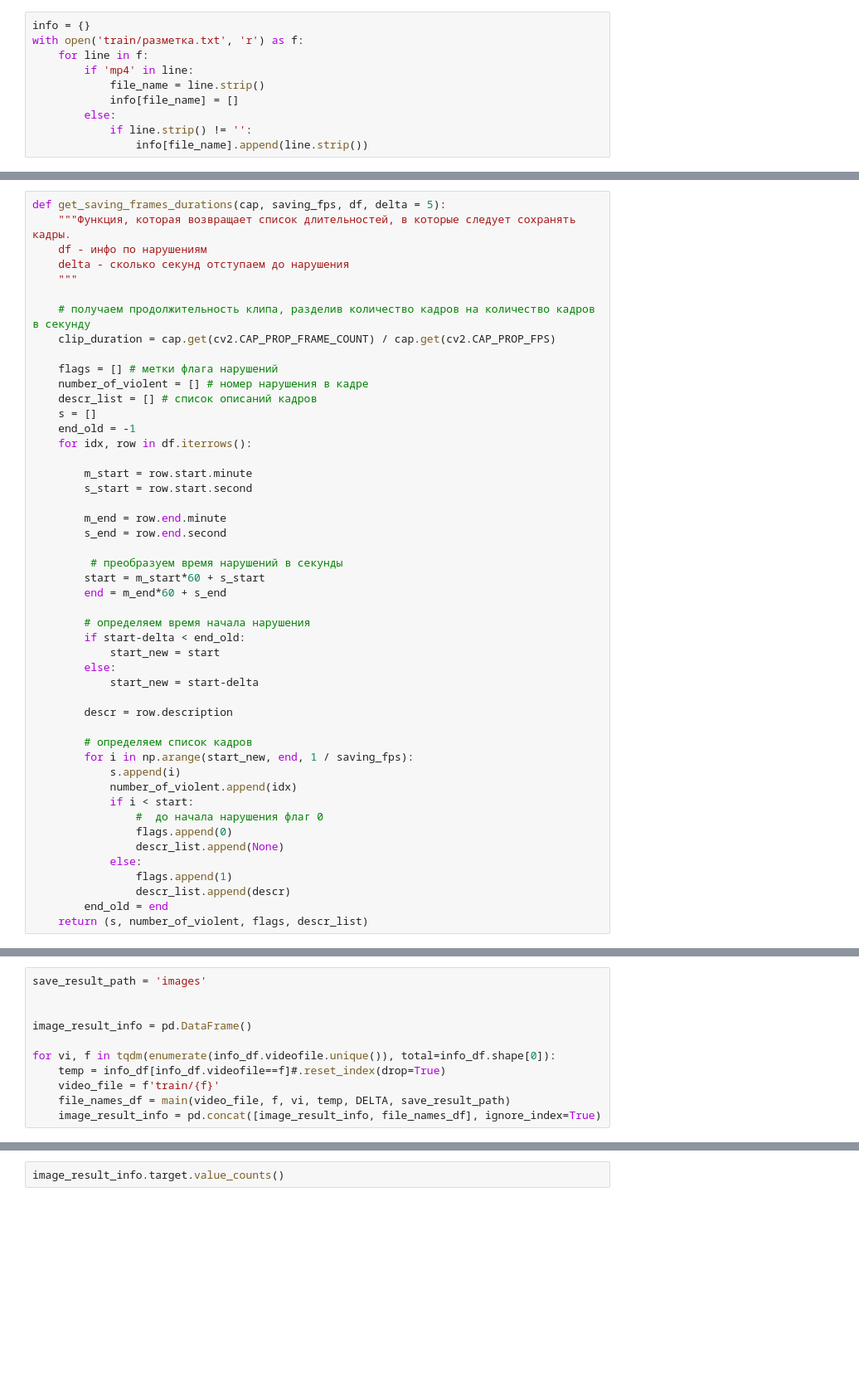
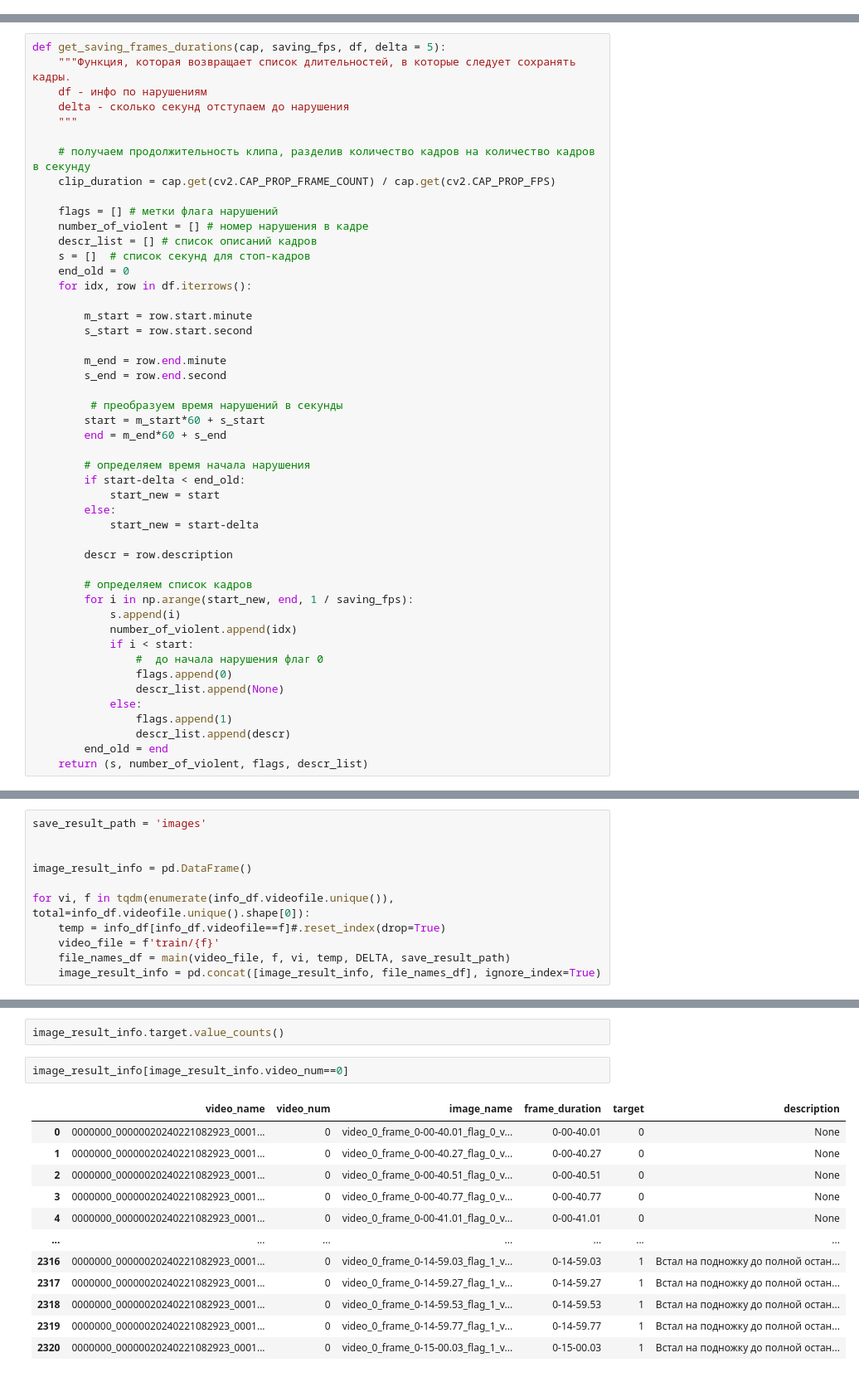
Before and after one commit to SergeML/Black_Duck_Hackathon_DFO, a Jupyter notebook: video_slice_v2.ipynb, the cells around one changed output, grey strips where cells are left out. Shown at 83% size. Saved outputs shown, nothing was run; the diff lists cells and outputs as text; blank space fills up the shorter version.

```diff
--- a/video_slice_v2.ipynb
+++ b/video_slice_v2.ipynb
@@ -7,13 +7,3 @@ import os
 from datetime import timedelta
 import sys
 from pathlib import Path
-# %%
-info = {}
-with open('train/разметка.txt', 'r') as f:
-    for line in f:
-        if 'mp4' in line:
-            file_name = line.strip()
-            info[file_name] = []
-        else:
-            if line.strip() != '':
-                info[file_name].append(line.strip())
@@ -55,8 +32,8 @@ def get_saving_frames_durations(cap, saving_fps, df, delta = 5):
     flags = [] # метки флага нарушений
     number_of_violent = [] # номер нарушения в кадре
     descr_list = [] # список описаний кадров
-    s = []
-    end_old = -1
+    s = []  # список секунд для стоп-кадров
+    end_old = 0
     for idx, row in df.iterrows():
 
         m_start = row.start.minute
@@ -208,7 +194,7 @@ save_result_path = 'images'
 
 image_result_info = pd.DataFrame()
 
-for vi, f in tqdm(enumerate(info_df.videofile.unique()), total=info_df.shape[0]):
+for vi, f in tqdm(enumerate(info_df.videofile.unique()), total=info_df.videofile.unique().shape[0]):
     temp = info_df[info_df.videofile==f]#.reset_index(drop=True)
     video_file = f'train/{f}'
     file_names_df = main(video_file, f, vi, temp, DELTA, save_result_path)
@@ -217,3 +203,18 @@ for vi, f in tqdm(enumerate(info_df.videofile.unique()), total=info_df.shape[0])
 image_result_info.to_csv('image_result_info.csv')
 # %%
 image_result_info.target.value_counts()
+# %%
+image_result_info[image_result_info.video_num==0]
+# %% [output]
+|  | video_name | video_num | image_name | frame_duration | target | description |
+| 0 | 0000000_00000020240221082923_0001... | 0 | video_0_frame_0-00-40.01_flag_0_v... | 0-00-40.01 | 0 | None |
+| 1 | 0000000_00000020240221082923_0001... | 0 | video_0_frame_0-00-40.27_flag_0_v... | 0-00-40.27 | 0 | None |
+| 2 | 0000000_00000020240221082923_0001... | 0 | video_0_frame_0-00-40.51_flag_0_v... | 0-00-40.51 | 0 | None |
+| 3 | 0000000_00000020240221082923_0001... | 0 | video_0_frame_0-00-40.77_flag_0_v... | 0-00-40.77 | 0 | None |
+| 4 | 0000000_00000020240221082923_0001... | 0 | video_0_frame_0-00-41.01_flag_0_v... | 0-00-41.01 | 0 | None |
+| ... | ... | ... | ... | ... | ... | ... |
+| 2316 | 0000000_00000020240221082923_0001... | 0 | video_0_frame_0-14-59.03_flag_1_v... | 0-14-59.03 | 1 | Встал на подножку до полной остан... |
+| 2317 | 0000000_00000020240221082923_0001... | 0 | video_0_frame_0-14-59.27_flag_1_v... | 0-14-59.27 | 1 | Встал на подножку до полной остан... |
+| 2318 | 0000000_00000020240221082923_0001... | 0 | video_0_frame_0-14-59.53_flag_1_v... | 0-14-59.53 | 1 | Встал на подножку до полной остан... |
+| 2319 | 0000000_00000020240221082923_0001... | 0 | video_0_frame_0-14-59.77_flag_1_v... | 0-14-59.77 | 1 | Встал на подножку до полной остан... |
+| 2320 | 0000000_00000020240221082923_0001... | 0 | video_0_frame_0-15-00.03_flag_1_v... | 0-15-00.03 | 1 | Встал на подножку до полной остан... |
```
Also changed, not shown: parts of 9 cells of this notebook, 4 other files.
